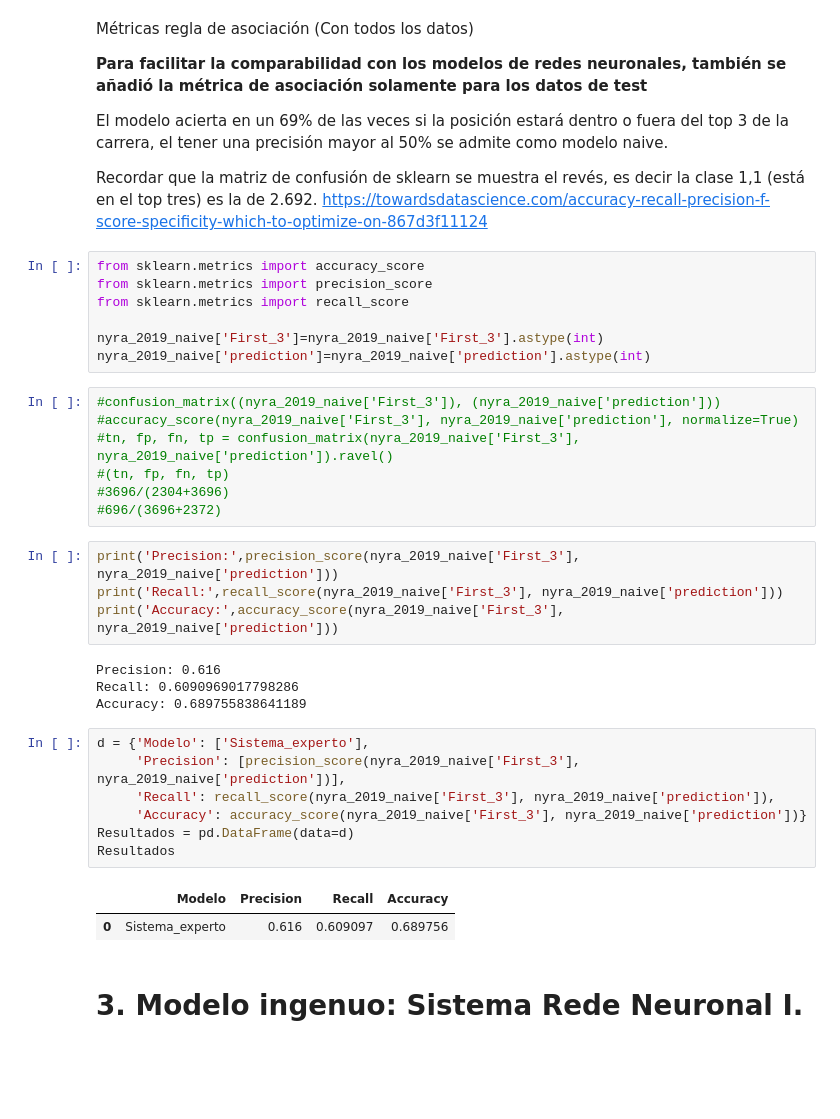
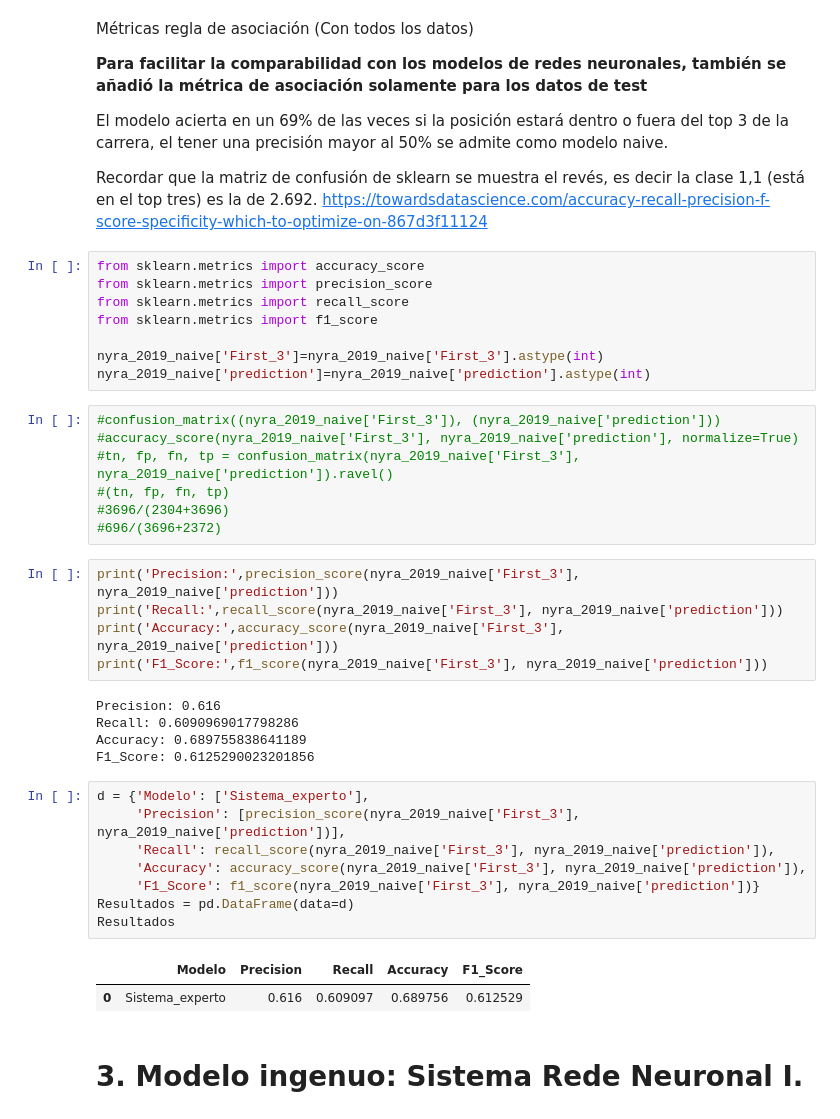
Before and after one commit to jsebastianquiroga/Big_Data-_Derby_2022_SI, a Jupyter notebook: Notebooks/sistemas_inteligentes.ipynb, the cells around one changed output. Drawn from its saved outputs; the diff is of its cells as text; blank space fills up the shorter version.

```diff
--- a/Notebooks/sistemas_inteligentes.ipynb
+++ b/Notebooks/sistemas_inteligentes.ipynb
@@ -752,6 +752,7 @@ https://towardsdatascience.com/accuracy-recall-precision-f-score-specificity-whi
 from sklearn.metrics import accuracy_score
 from sklearn.metrics import precision_score
 from sklearn.metrics import recall_score
+from sklearn.metrics import f1_score
 
 nyra_2019_naive['First_3']=nyra_2019_naive['First_3'].astype(int)
 nyra_2019_naive['prediction']=nyra_2019_naive['prediction'].astype(int)
@@ -766,20 +767,23 @@ nyra_2019_naive['prediction']=nyra_2019_naive['prediction'].astype(int)
 print('Precision:',precision_score(nyra_2019_naive['First_3'], nyra_2019_naive['prediction']))
 print('Recall:',recall_score(nyra_2019_naive['First_3'], nyra_2019_naive['prediction']))
 print('Accuracy:',accuracy_score(nyra_2019_naive['First_3'], nyra_2019_naive['prediction']))
+print('F1_Score:',f1_score(nyra_2019_naive['First_3'], nyra_2019_naive['prediction']))
 # %% [output]
 Precision: 0.616
 Recall: 0.6090969017798286
 Accuracy: 0.689755838641189
+F1_Score: 0.6125290023201856
 # %%
 d = {'Modelo': ['Sistema_experto'],
      'Precision': [precision_score(nyra_2019_naive['First_3'], nyra_2019_naive['prediction'])],
      'Recall': recall_score(nyra_2019_naive['First_3'], nyra_2019_naive['prediction']),
-     'Accuracy': accuracy_score(nyra_2019_naive['First_3'], nyra_2019_naive['prediction'])}
+     'Accuracy': accuracy_score(nyra_2019_naive['First_3'], nyra_2019_naive['prediction']),
+     'F1_Score': f1_score(nyra_2019_naive['First_3'], nyra_2019_naive['prediction'])}
 Resultados = pd.DataFrame(data=d)
 Resultados
 # %% [output]
-|  | Modelo | Precision | Recall | Accuracy |
-| 0 | Sistema_experto | 0.616 | 0.609097 | 0.689756 |
+|  | Modelo | Precision | Recall | Accuracy | F1_Score |
+| 0 | Sistema_experto | 0.616 | 0.609097 | 0.689756 | 0.612529 |
 # %% [markdown]
 # <h1><strong> 3. Modelo ingenuo: Sistema Rede Neuronal I.</h1></strong>
 # %% [markdown]
```
Also changed, not shown: parts of 19 cells of this notebook.
